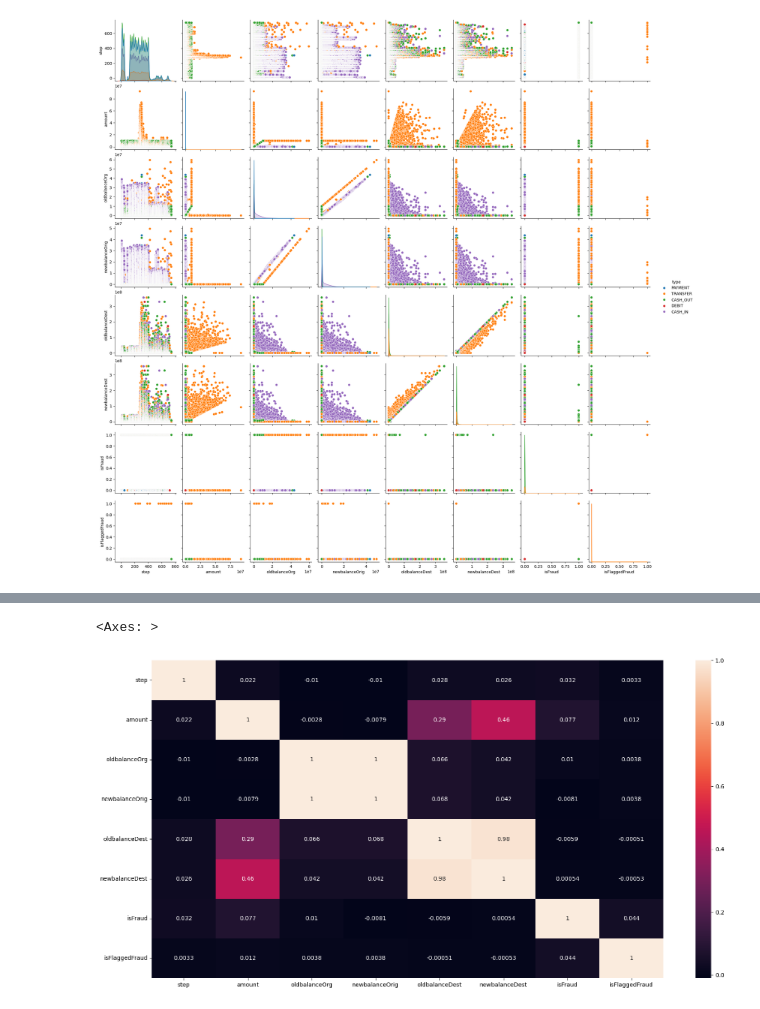
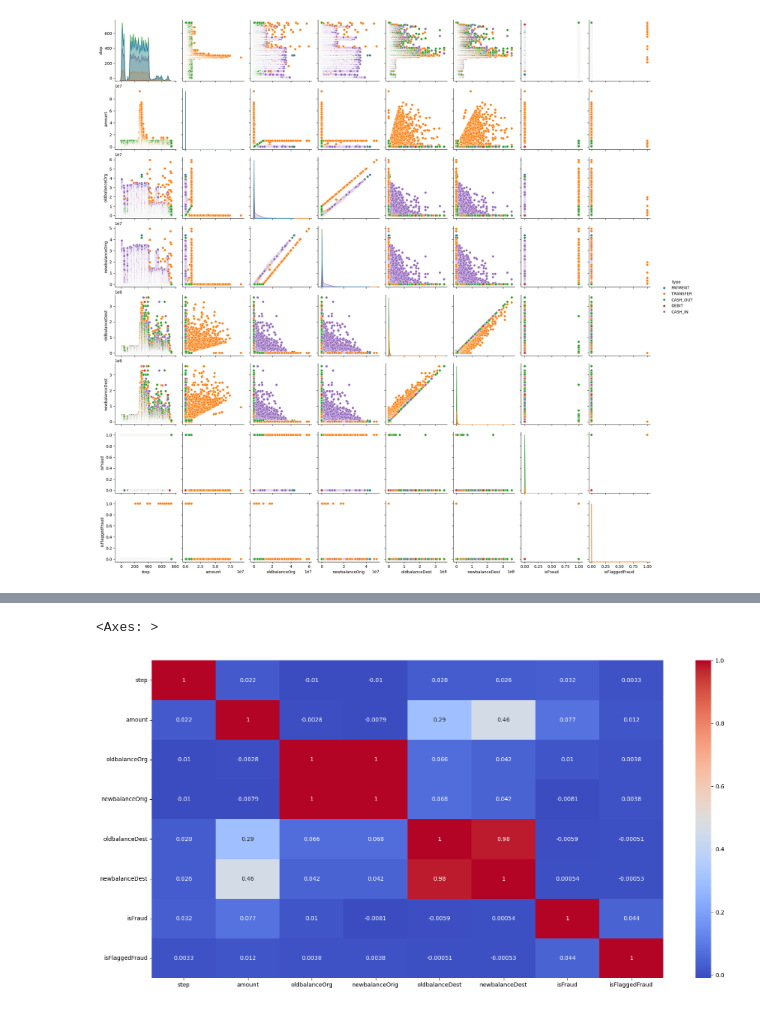
Before and after one commit to GClark89/Financial_fraud_machine, a Jupyter notebook: EDA.ipynb, the cells around one changed output, grey strips where cells are left out. Cells and saved outputs as stored; diff of their text form; code cells hidden in the pictures.

```diff
--- a/EDA.ipynb
+++ b/EDA.ipynb
@@ -378,10 +443,10 @@ df_numeric.corr()
 | isFlaggedFraud | 0.003277 | 0.012295 | 0.003835 | 0.003776 | -0.000513 | -0.000529 | 0.044109 | ... |
 # %%
 plt.figure(figsize=(20,10))
-sns.heatmap(df_numeric.corr(), annot= True)
+sns.heatmap(df_numeric.corr(), annot= True , cmap= 'coolwarm')
 # %% [output]
 <Axes: >
-[figure, old version]
+[figure, new version]
 # %%
 import matplotlib.pyplot as plt
 from mpl_toolkits.mplot3d import Axes3D
```
Also changed, not shown: parts of 32 cells of this notebook.
